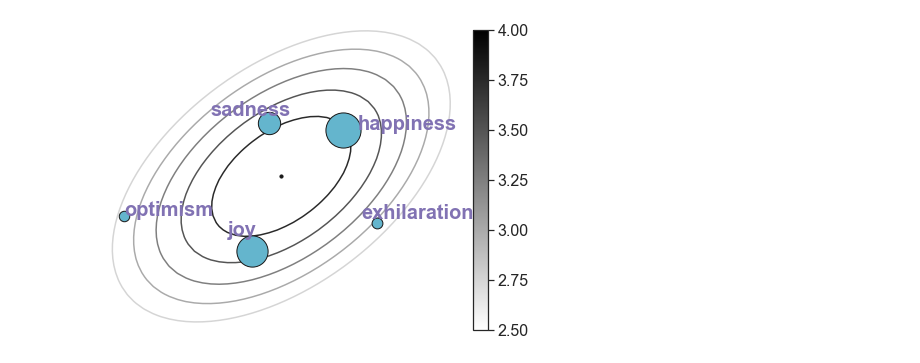
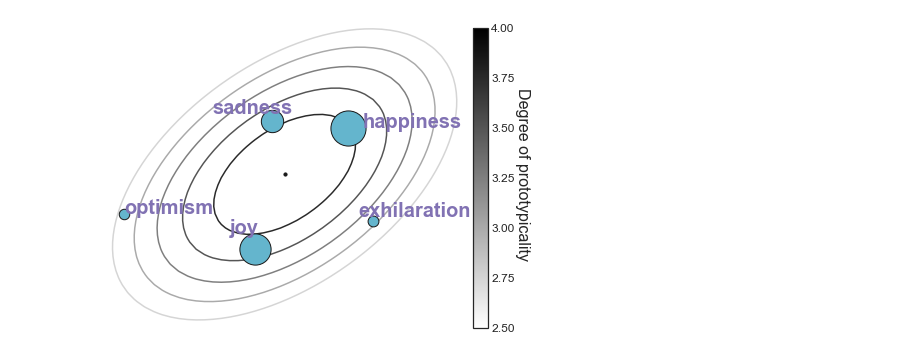
Before and after one commit to johnaot/Emotion_Semantic_Change, a Jupyter notebook: hypothesis.ipynb, the cells around one changed output. Drawn from its saved outputs; the diff is of its cells as text; code cells hidden in the pictures.

```diff
--- a/hypothesis.ipynb
+++ b/hypothesis.ipynb
@@ -27,35 +31,35 @@ c = ax.contour(X, Y, density + (4. - np.max(density)), [2.5,2.75,3,3.25,3.5,3.75
 ax.scatter(mu[0], mu[1], color='k',zorder=10,s=10)
 
 norm = Normalize(vmin=c.cvalues.min(), vmax=c.cvalues.max())
 sm = plt.cm.ScalarMappable(norm=norm, cmap=c.cmap)
 sm.set_array([])
-cbar = fig.colorbar(sm, ticks=c.levels)
-cbar.ax.tick_params(labelsize=16)
-
+cbar = fig.colorbar(sm, ticks=c.levels, orientation='vertical', pad=0.035)
+cbar.ax.tick_params(labelsize=12,size=0)
+cbar.ax.text(6.75, 2.85, 'Degree of prototypicality', fontsize=16, rotation=270)
 
 # label emotion words
 positions = {
     'joy': (-0.35,-1.05),
     'happiness': (0.75, 0.65),
     'sadness': (-0.15, 0.75),
     'optimism': (-1.9, -0.55),
-    'exhilaration': (1.15, -0.65),
+    'exhilaration': (1.05, -0.65),
 }
 offsets = {
     'joy': (-0.3,0.22),
     'happiness': (0.17,0.),
     'sadness': (-0.7,0.1),
     'optimism': (0,0),
     'exhilaration': (-0.18,0.05),
 }
 
 for w, pos in positions.items():
     offset = offsets[w]
     size = 100 * measures_emotion_eng[w] ** -6
     ax.scatter(pos[0], pos[1], color='c', zorder=10, s=size, edgecolors='k')
     ax.annotate(w, xy=pos, xytext=(pos[0]+offset[0],pos[1]+offset[1]), fontsize=20, color='m', fontweight='bold', zorder=15)
 
 axis = ax.axis('off')
 plt.savefig('images/figure1.svg', format='svg', bbox_inches='tight')
 # %% [output]
-[figure, old version]
+[figure, new version]
```
Also changed, not shown: parts of 1 cell of this notebook, 5 other files.
